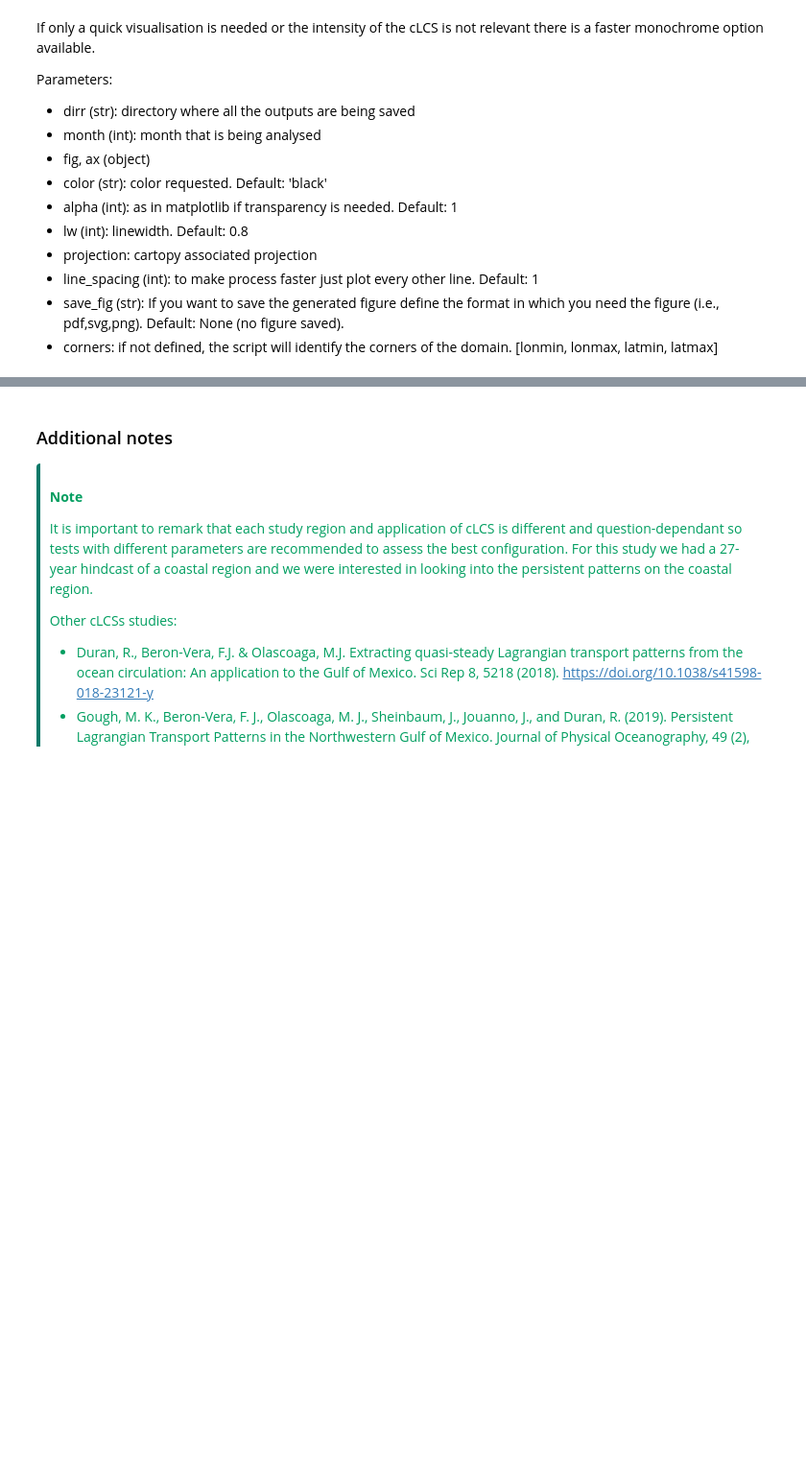
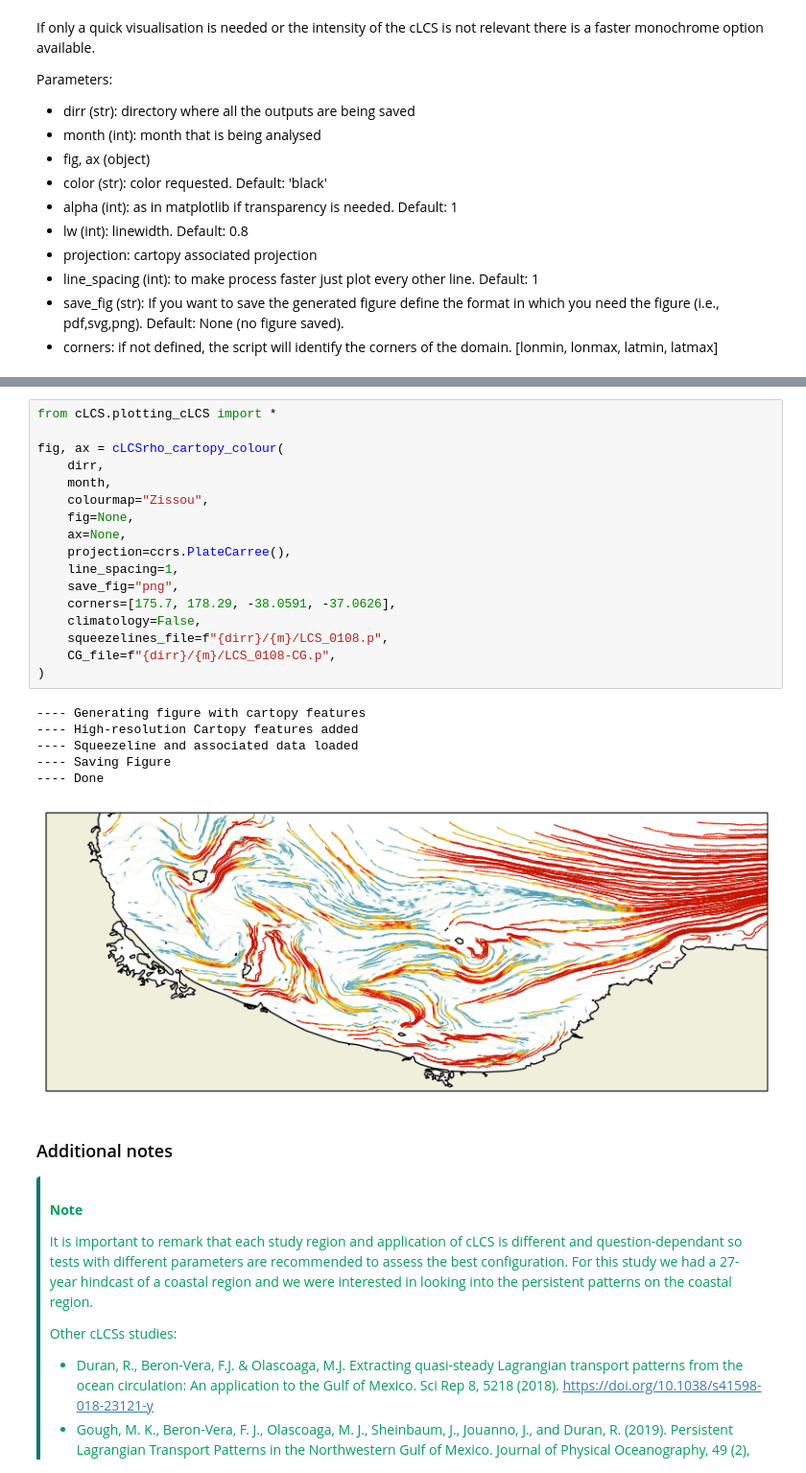
Before and after one commit to MireyaMMO/cLCS, a Jupyter notebook: examples/01_cLCS_complete_run.ipynb, the cells around one changed output, grey strips where cells are left out. Shown at 96% size. Saved outputs shown, nothing was run; the diff lists cells and outputs as text; blank space fills up the shorter version.

```diff
--- a/examples/01_cLCS_complete_run.ipynb
+++ b/examples/01_cLCS_complete_run.ipynb
@@ -287,3 +336,27 @@ fig_mono, ax_mono = cLCSrho_cartopy_monochrome(
+# %%
+from cLCS.plotting_cLCS import *
+
+fig, ax = cLCSrho_cartopy_colour(
+    dirr,
+    month,
+    colourmap="Zissou",
+    fig=None,
+    ax=None,
+    projection=ccrs.PlateCarree(),
+    line_spacing=1,
+    save_fig="png",
+    corners=[175.7, 178.29, -38.0591, -37.0626],
+    climatology=False,
+    squeezelines_file=f"{dirr}/{m}/LCS_0108.p",
+    CG_file=f"{dirr}/{m}/LCS_0108-CG.p",
+)
+# %% [output]
+---- Generating figure with cartopy features
+---- High-resolution Cartopy features added
+---- Squeezeline and associated data loaded
+---- Saving Figure
+---- Done
+[figure, added]
 # %% [markdown]
 ### Additional notes
 <div class="warning" style='padding:0.1em; background-color:#FFFFFF; color:#009E60; border-left: solid #097969 4px; border-radius: 4px; padding:0.7em;'>
```
Also changed, not shown: parts of 12 cells of this notebook, 54 other files.
